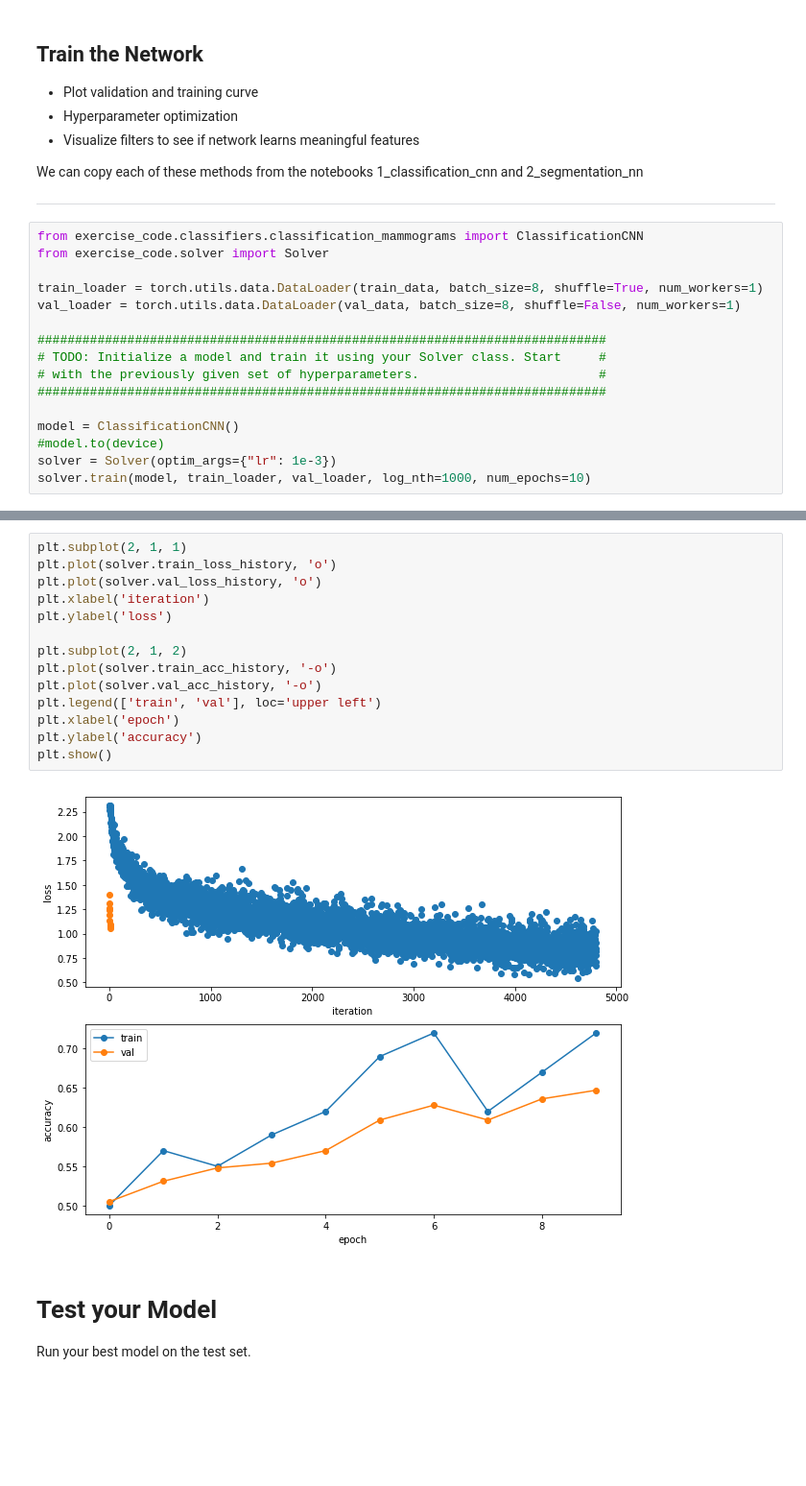
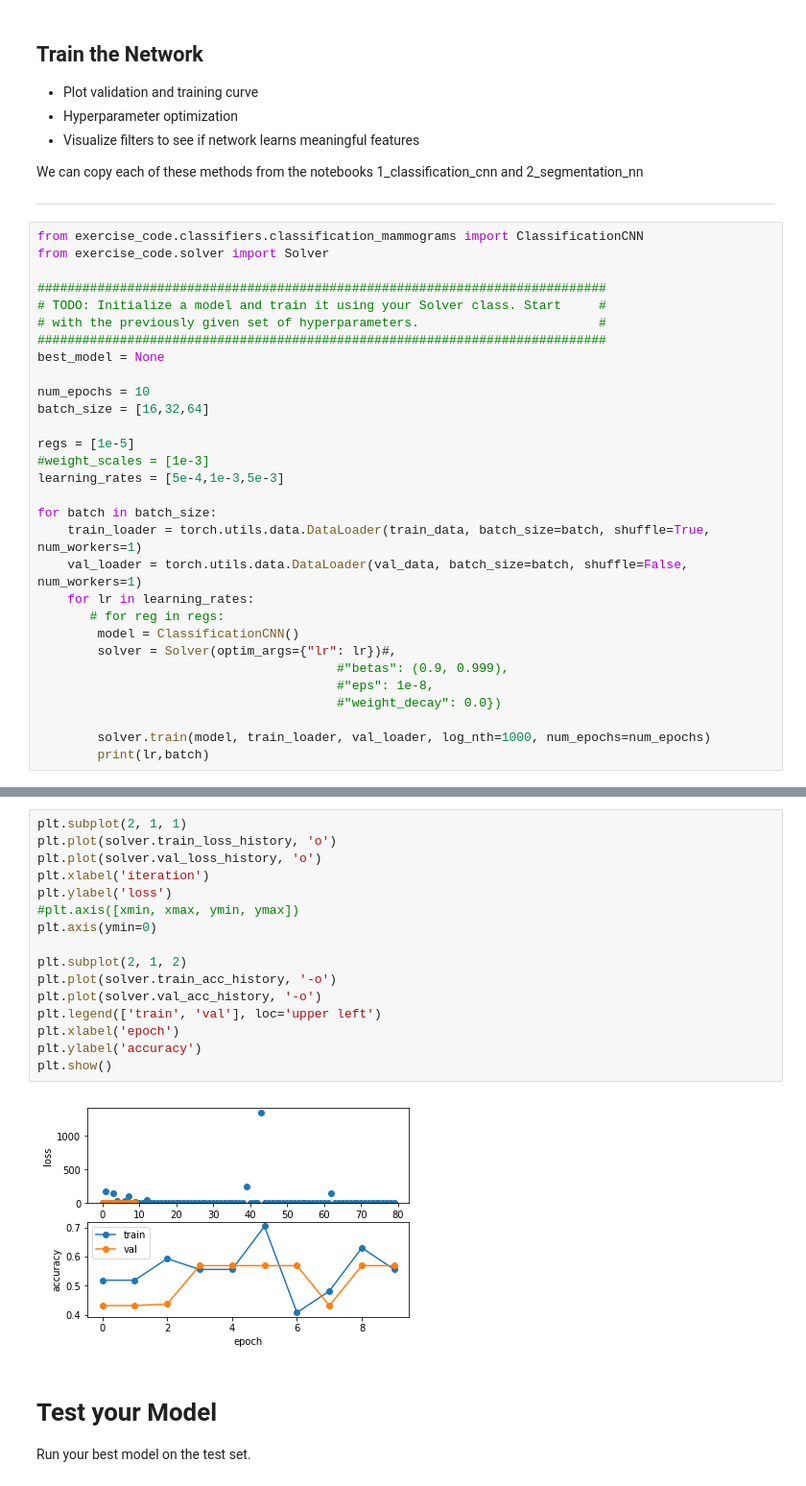
Before and after one commit to sophiajw/DeepLearningMammograms, a Jupyter notebook: classification_mammograms.ipynb, the cells around one changed output, grey strips where cells are left out. Shown at 96% size. Cells and saved outputs as stored; diff of their text form; blank space fills up the shorter version.

Commit message:
first training results

```diff
--- a/classification_mammograms.ipynb
+++ b/classification_mammograms.ipynb
@@ -89,17 +109,31 @@ We can copy each of these methods from the notebooks 1_classification_cnn and 2_
 # %%
 from exercise_code.classifiers.classification_mammograms import ClassificationCNN
 from exercise_code.solver import Solver
-
-train_loader = torch.utils.data.DataLoader(train_data, batch_size=8, shuffle=True, num_workers=1)
-val_loader = torch.utils.data.DataLoader(val_data, batch_size=8, shuffle=False, num_workers=1)
 
 ############################################################################
 # TODO: Initialize a model and train it using your Solver class. Start     #
 # with the previously given set of hyperparameters.                        #
 ############################################################################
+best_model = None
 
-model = ClassificationCNN()
-#model.to(device)
-solver = Solver(optim_args={"lr": 1e-3})
-solver.train(model, train_loader, val_loader, log_nth=1000, num_epochs=10)
+num_epochs = 10
+batch_size = [16,32,64]
+
+regs = [1e-5]
+#weight_scales = [1e-3]
+learning_rates = [5e-4,1e-3,5e-3]
+
+for batch in batch_size:
+    train_loader = torch.utils.data.DataLoader(train_data, batch_size=batch, shuffle=True, num_workers=1)
+    val_loader = torch.utils.data.DataLoader(val_data, batch_size=batch, shuffle=False, num_workers=1)
+    for lr in learning_rates:
+       # for reg in regs:
+        model = ClassificationCNN()
+        solver = Solver(optim_args={"lr": lr})#,
+                                        #"betas": (0.9, 0.999),
+                                        #"eps": 1e-8,
+                                        #"weight_decay": 0.0})
+
+        solver.train(model, train_loader, val_loader, log_nth=1000, num_epochs=num_epochs)
+        print(lr,batch)
 # %% [output]
@@ -112,19 +171,21 @@ RuntimeError: Traceback (most recent call last):
 # %%
 plt.subplot(2, 1, 1)
 plt.plot(solver.train_loss_history, 'o')
 plt.plot(solver.val_loss_history, 'o')
 plt.xlabel('iteration')
 plt.ylabel('loss')
+#plt.axis([xmin, xmax, ymin, ymax])
+plt.axis(ymin=0)
 
 plt.subplot(2, 1, 2)
 plt.plot(solver.train_acc_history, '-o')
 plt.plot(solver.val_acc_history, '-o')
 plt.legend(['train', 'val'], loc='upper left')
 plt.xlabel('epoch')
 plt.ylabel('accuracy')
 plt.show()
 # %% [output]
-[figure, old version]
+[figure, new version]
 # %% [markdown]
 # Test your Model
 Run your best model on the test set.
```
Also changed, not shown: parts of 7 cells of this notebook.
